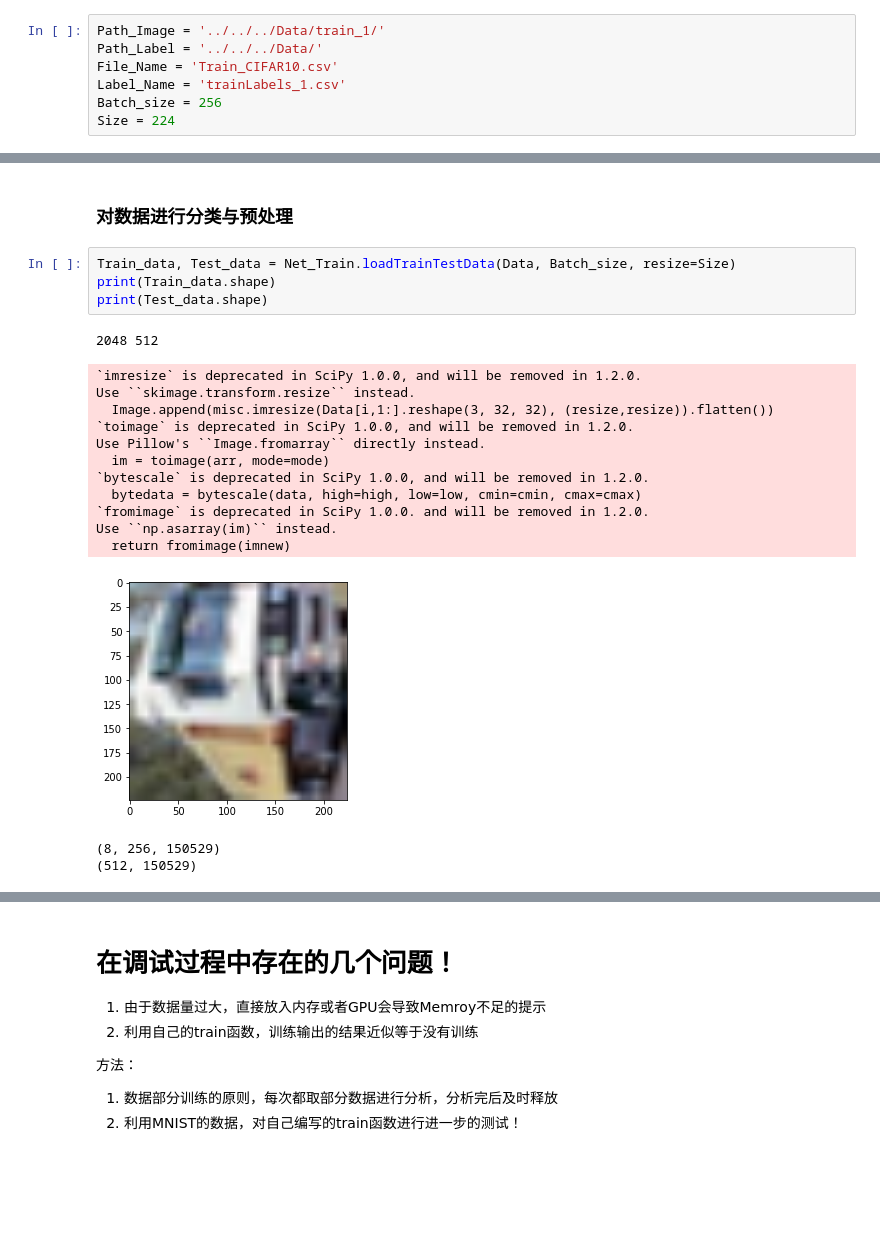
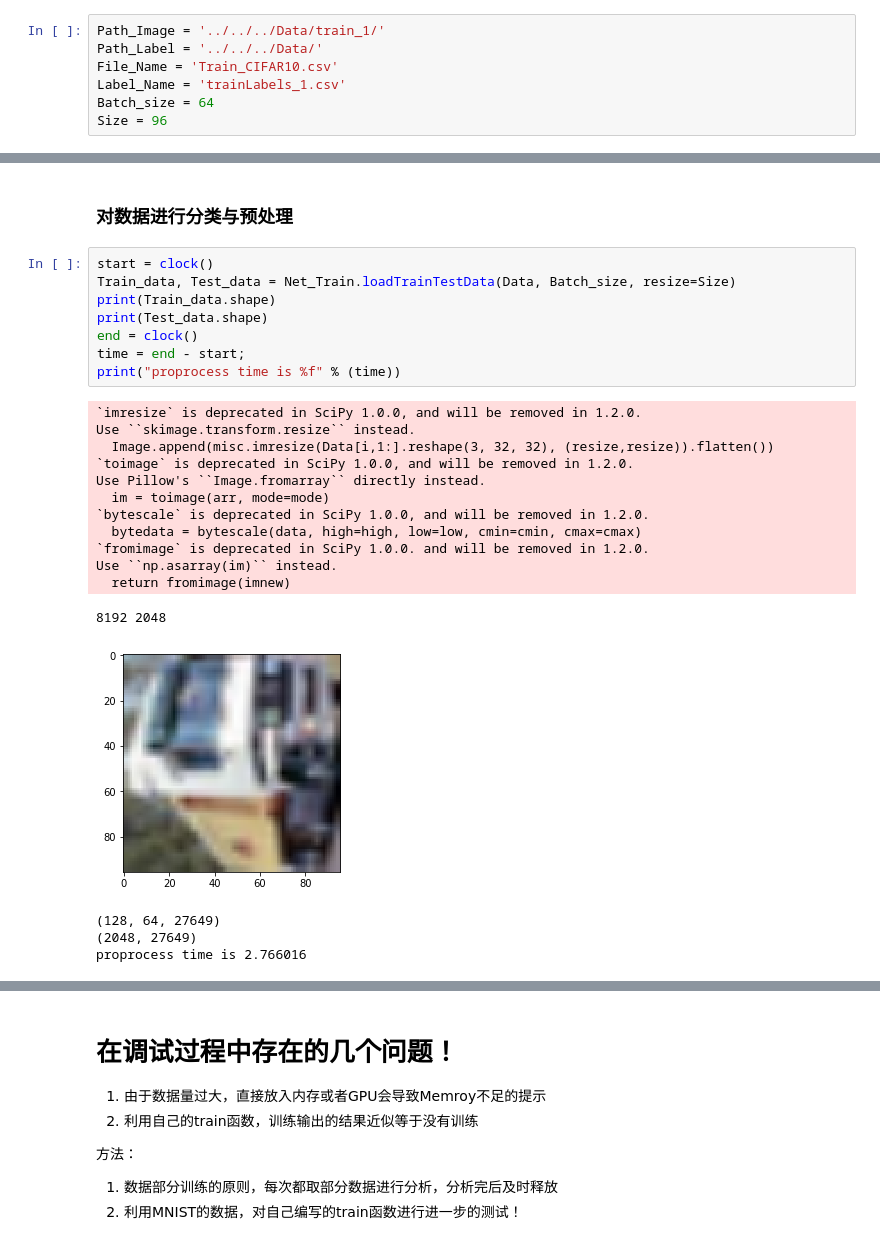
Before and after one commit to yongchaoding/Computer_Vision, a Jupyter notebook: Kaggle/CIFAR-10/Diff_Net_Train.ipynb, the cells around one changed output, grey strips where cells are left out. Cells and saved outputs as stored; diff of their text form; blank space fills up the shorter version.

```diff
--- a/Kaggle/CIFAR-10/Diff_Net_Train.ipynb
+++ b/Kaggle/CIFAR-10/Diff_Net_Train.ipynb
@@ -12,8 +12,8 @@ Path_Image = '../../../Data/train_1/'
 Path_Label = '../../../Data/'
 File_Name = 'Train_CIFAR10.csv'
 Label_Name = 'trainLabels_1.csv'
-Batch_size = 256
-Size = 224
+Batch_size = 64
+Size = 96
 # %% [markdown]
 ### 通过GPU训练数据
 # %%
@@ -88,23 +119,28 @@ proprocess time is 0.292679
 # %% [markdown]
 ### 对数据进行分类与预处理
 # %%
+start = clock()
 Train_data, Test_data = Net_Train.loadTrainTestData(Data, Batch_size, resize=Size)
 print(Train_data.shape)
 print(Test_data.shape)
+end = clock()
+time = end - start;
+print("proprocess time is %f" % (time))
 # %% [output]
-2048 512
+`imresize` is deprecated in SciPy 1.0.0, and will be removed in 1.2.0.
+Use ``skimage.transform.resize`` instead.
+  Image.append(misc.imresize(Data[i,1:].reshape(3, 32, 32), (resize,resize)).flatten())
+`toimage` is deprecated in SciPy 1.0.0, and will be removed in 1.2.0.
+Use Pillow's ``Image.fromarray`` directly instead.
+  im = toimage(arr, mode=mode)
+`bytescale` is deprecated in SciPy 1.0.0, and will be removed in 1.2.0.
+  bytedata = bytescale(data, high=high, low=low, cmin=cmin, cmax=cmax)
+`fromimage` is deprecated in SciPy 1.0.0. and will be removed in 1.2.0.
+Use ``np.asarray(im)`` instead.
+  return fromimage(imnew)
-`imresize` is deprecated in SciPy 1.0.0, and will be removed in 1.2.0.
-Use ``skimage.transform.resize`` instead.
-  Image.append(misc.imresize(Data[i,1:].reshape(3, 32, 32), (resize,resize)).flatten())
-`toimage` is deprecated in SciPy 1.0.0, and will be removed in 1.2.0.
-Use Pillow's ``Image.fromarray`` directly instead.
-  im = toimage(arr, mode=mode)
-`bytescale` is deprecated in SciPy 1.0.0, and will be removed in 1.2.0.
-  bytedata = bytescale(data, high=high, low=low, cmin=cmin, cmax=cmax)
-`fromimage` is deprecated in SciPy 1.0.0. and will be removed in 1.2.0.
-Use ``np.asarray(im)`` instead.
-  return fromimage(imnew)
+8192 2048
-[figure, old version]
+[figure, new version]
-(8, 256, 150529)
-(512, 150529)
+(128, 64, 27649)
+(2048, 27649)
+proprocess time is 2.766016
 # %%
```
Also changed, not shown: parts of 4 cells of this notebook, 2 other files.
